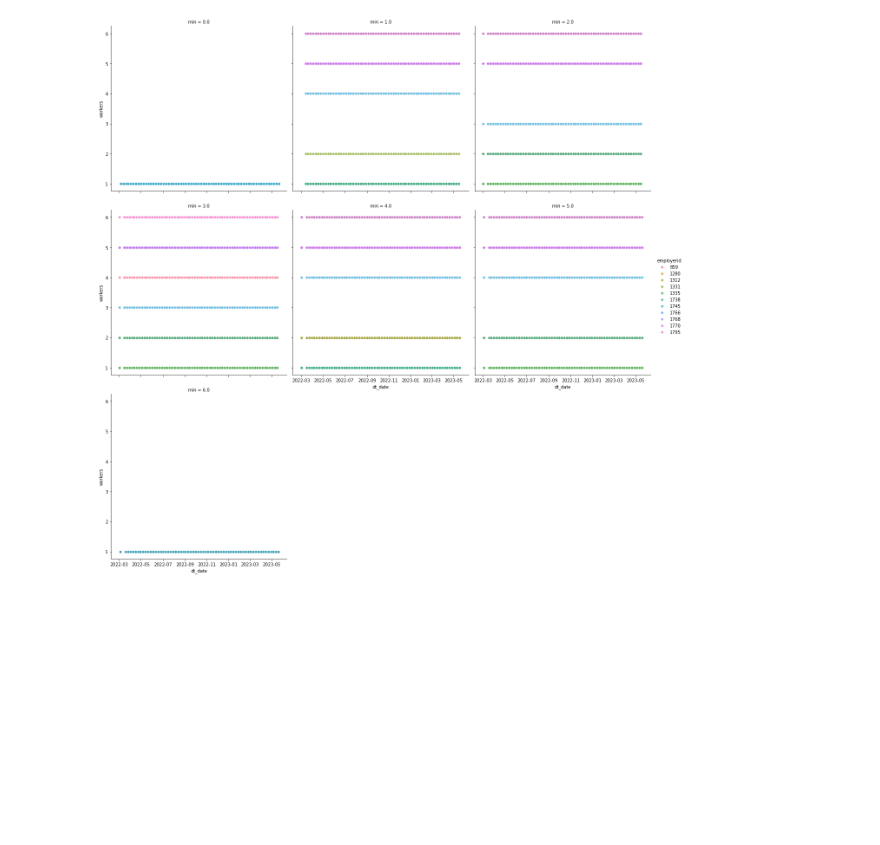
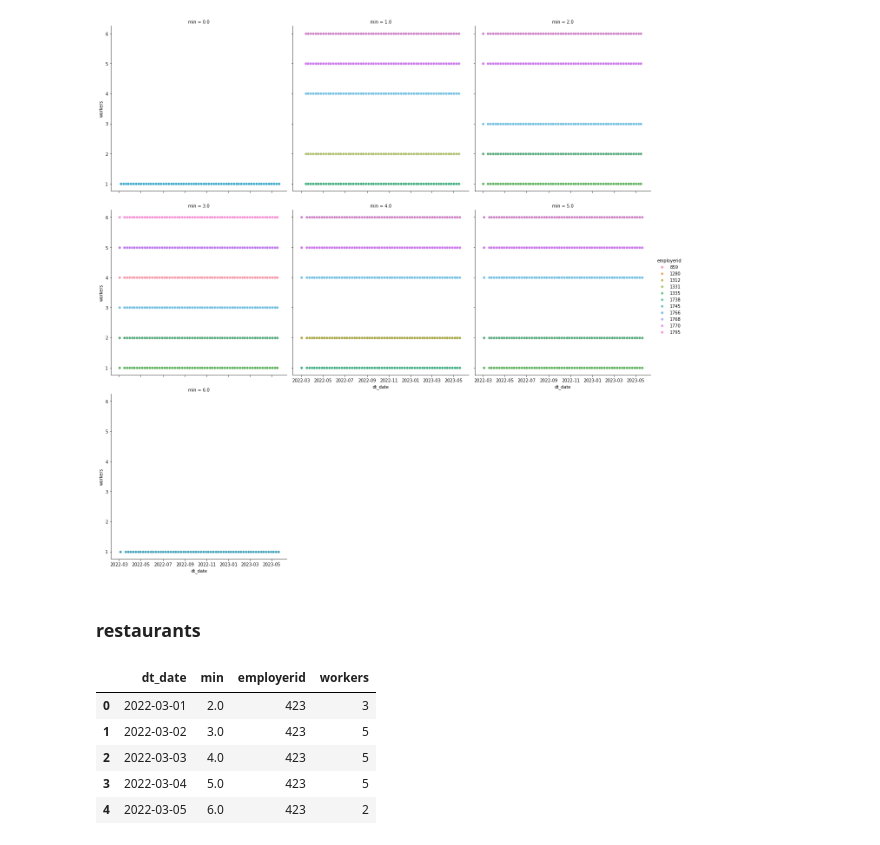
Before and after one commit to blukitas/Viz_2022_Grupo_4, a Jupyter notebook: docker/Notebooks/12.participant_job.ipynb, the cells around one changed output. Drawn from its saved outputs; the diff is of its cells as text; code cells hidden in the pictures; blank space fills up the shorter version.

```diff
--- a/docker/Notebooks/12.participant_job.ipynb
+++ b/docker/Notebooks/12.participant_job.ipynb
@@ -225,3 +225,5 @@ g.add_legend()
 plt.savefig('../../img/12.scatter_pub_workers_weeks.png')
 # %% [output]
 [figure]
+# %% [markdown]
+### restaurants
@@ -227,0 +252,9 @@ plt.savefig('../../img/12.scatter_pub_workers_weeks.png')
+# %%
+df.head(5)
+# %% [output]
+|  | dt_date | min | employerid | workers |
+| 0 | 2022-03-01 | 2.0 | 423 | 3 |
+| 1 | 2022-03-02 | 3.0 | 423 | 5 |
+| 2 | 2022-03-03 | 4.0 | 423 | 5 |
+| 3 | 2022-03-04 | 5.0 | 423 | 5 |
+| 4 | 2022-03-05 | 6.0 | 423 | 2 |
```
Also changed, not shown: parts of 3 cells of this notebook, 1 other file.
